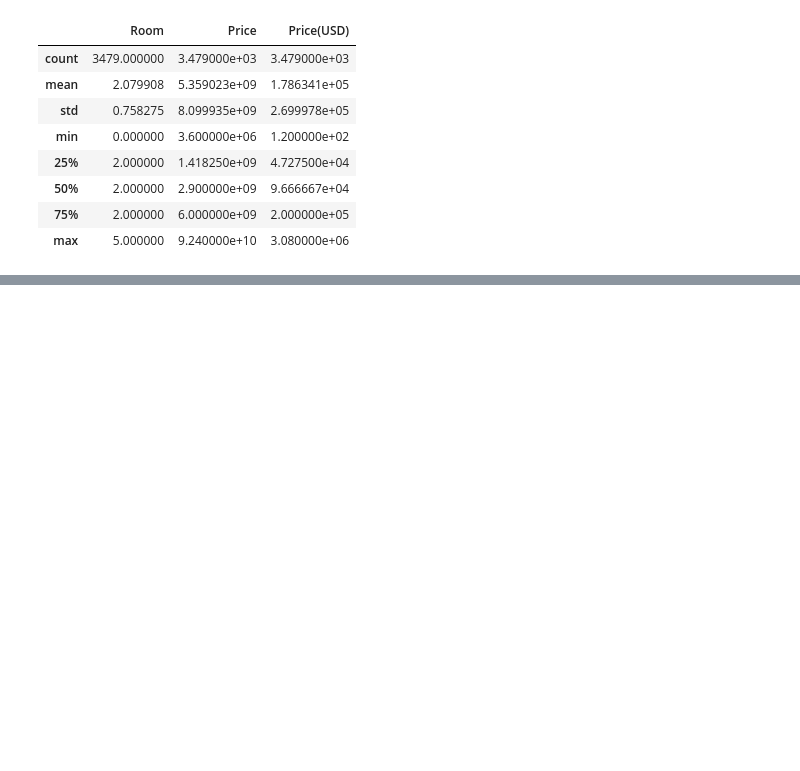
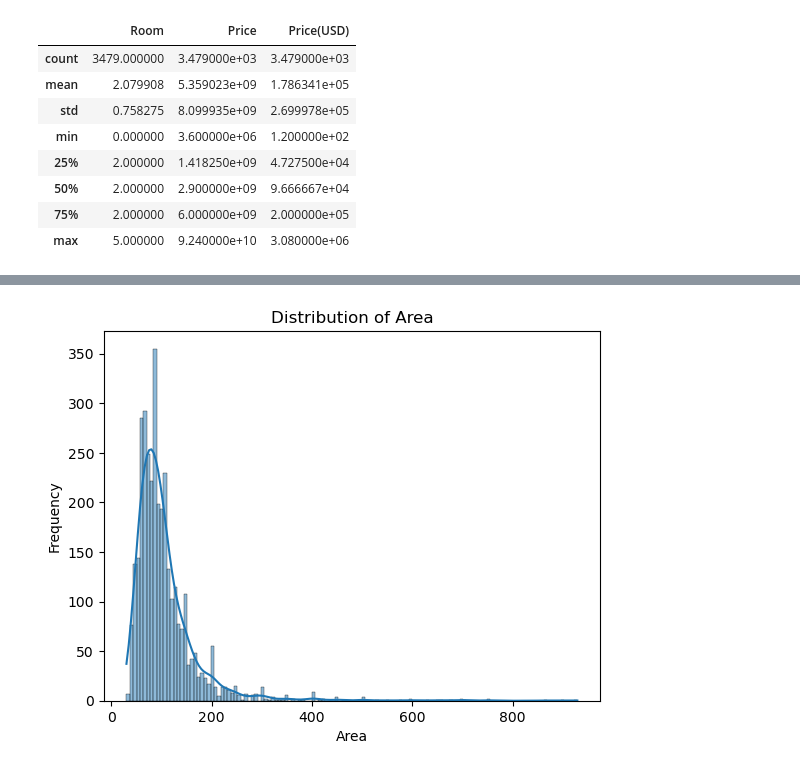
Before and after one commit to Anitatorki/Tehran-Real-Estate-Price-Prediction, a Jupyter notebook: TehranPricePrediction.ipynb, the cells around one changed output, grey strips where cells are left out. Saved outputs shown, nothing was run; the diff lists cells and outputs as text; code cells hidden in the pictures; blank space fills up the shorter version.

```diff
--- a/TehranPricePrediction.ipynb
+++ b/TehranPricePrediction.ipynb
@@ -61,3 +61,0 @@ dc = df.dropna(subset=['Address'])
-# %%
-df = df[df['Area'] <= 1000]
-print(df)
@@ -81,0 +62,5 @@ print(df)
+# %%
+df_cleaned = df.dropna(subset=['Address'])
+# %%
+
+df_cleaned['Area'] = pd.to_numeric(df_cleaned['Area'], errors='coerce')
@@ -81,0 +73,3 @@ print(df)
+# %%
+df_cleaned = df_cleaned.dropna(subset=['Area'])
+df_cleaned = df_cleaned[df_cleaned['Area'] <= 1000]
@@ -81,0 +85,10 @@ print(df)
+# %%
+import seaborn as sns
+
+sns.histplot(df_cleaned['Area'], kde=True)
+plt.xlabel('Area')
+plt.ylabel('Frequency')
+plt.title('Distribution of Area')
+plt.show()
+# %% [output]
+[figure, added]
```
Also changed, not shown: parts of 13 cells of this notebook.
